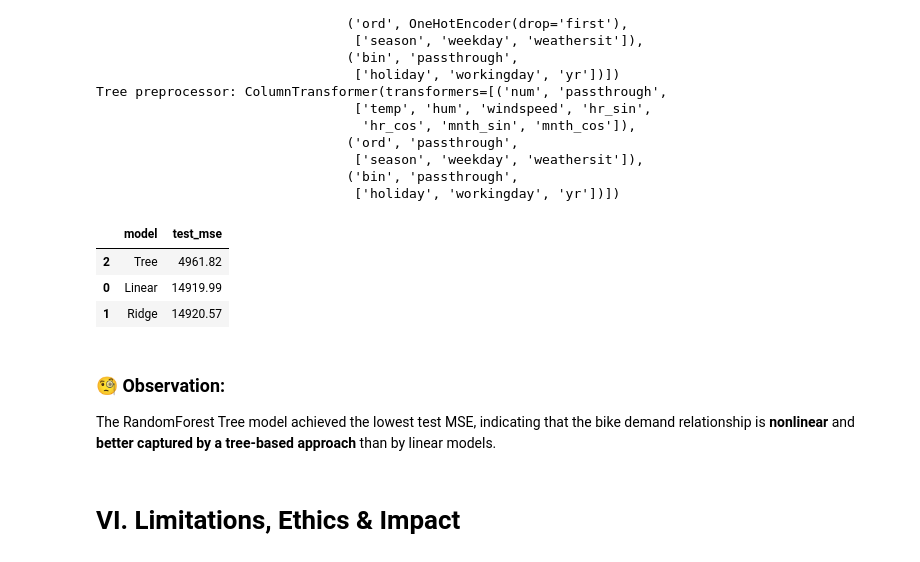
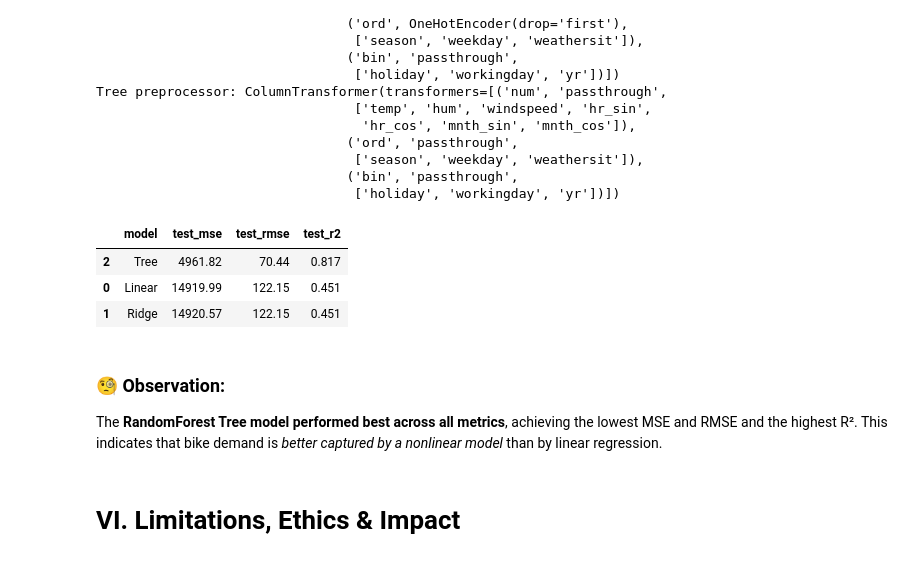
Before and after one commit to clarissecasicarino/hourly-bike-predictor, a Jupyter notebook: notebooks/regression_capstone.ipynb, the cells around one changed output. Drawn from its saved outputs; the diff is of its cells as text; code cells hidden in the pictures.

Commit message:
Update markdown and include test_rmse and test_r2 to include a better snapshot of the performance of the models

```diff
--- a/notebooks/regression_capstone.ipynb
+++ b/notebooks/regression_capstone.ipynb
@@ -1165,27 +1165,41 @@ Tree preprocessor: ColumnTransformer(transformers=[('num', 'passthrough',
 # %%
 # Split into X and y
 X_train = X_train_fe[final_features_fe].copy()
 X_test = X_test_fe[final_features_fe].copy()
 y_train = y_train_clean.copy()
 y_test = y_test.copy()
 
 # Fit, predict, evaluate
 results = []
 for name, pipeline in models.items():
     pipeline.fit(X_train, y_train)
     y_pred = pipeline.predict(X_test)
+
     mse = mean_squared_error(y_test, y_pred)
-    results.append({"model": name, "test_mse": mse})
+    rmse = np.sqrt(mse)
+    r2 = r2_score(y_test, y_pred)
+
+    results.append({
+        "model": name,
+        "test_mse": mse,
+        "test_rmse": rmse,
+        "test_r2": r2
+    })
 
 results_df = pd.DataFrame(results).sort_values("test_mse")
-display(results_df.style.format({"test_mse": "{:.2f}"}))
+
+results_df["test_mse"] = results_df["test_mse"].round(2)
+results_df["test_rmse"] = results_df["test_rmse"].round(2)
+results_df["test_r2"] = results_df["test_r2"].round(3)
+
+display(results_df)
 # %% [output]
-|  | model | test_mse |
-| 2 | Tree | 4961.82 |
-| 0 | Linear | 14919.99 |
-| 1 | Ridge | 14920.57 |
+|  | model | test_mse | test_rmse | test_r2 |
+| 2 | Tree | 4961.82 | 70.44 | 0.817 |
+| 0 | Linear | 14919.99 | 122.15 | 0.451 |
+| 1 | Ridge | 14920.57 | 122.15 | 0.451 |
 # %% [markdown]
 ### 🧐 Observation:
-The RandomForest Tree model achieved the lowest test MSE, indicating that the bike demand relationship is **nonlinear** and **better captured by a tree-based approach** than by linear models.
+The **RandomForest Tree model performed best across all metrics**, achieving the lowest MSE and RMSE and the highest R². This indicates that bike demand is *better captured by a nonlinear model* than by linear regression.
 # %% [markdown]
 # VI. Limitations, Ethics & Impact
```
